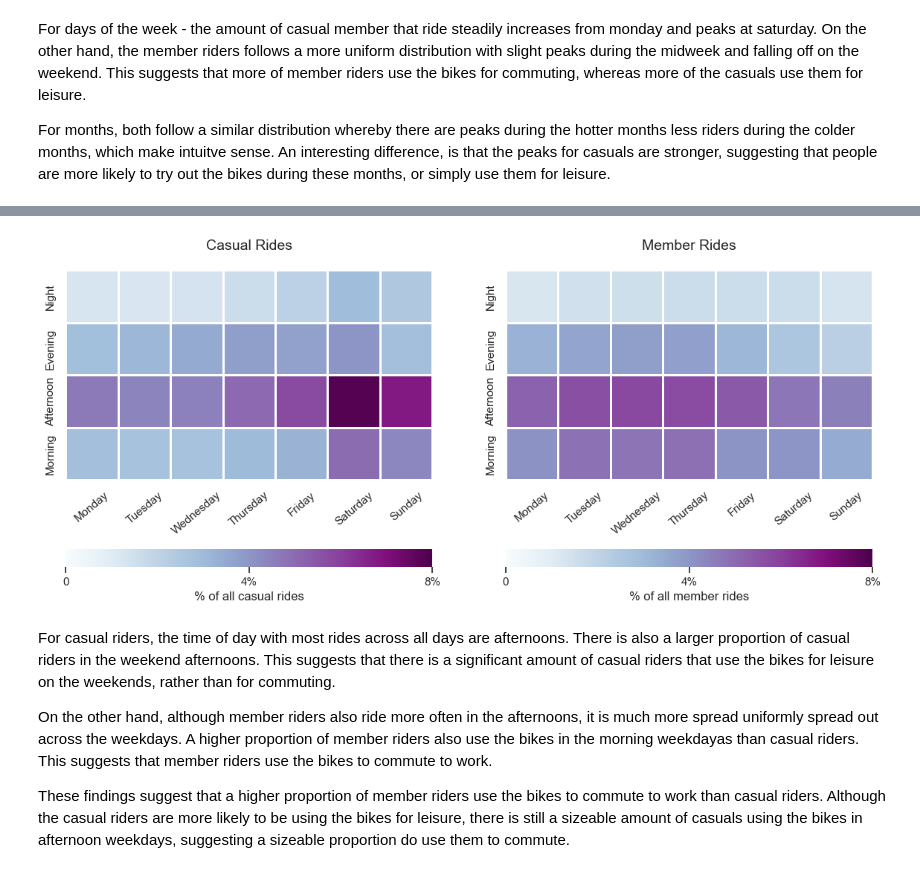
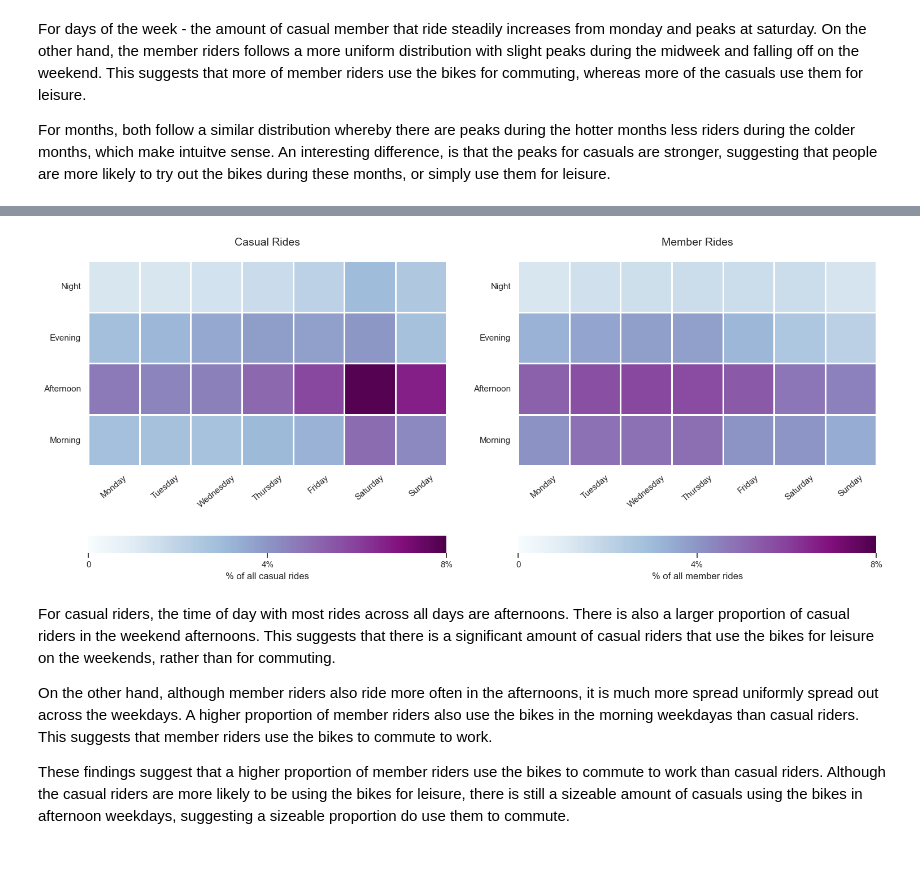
Before and after one commit to dydev012/capstone_cyclistic, a Jupyter notebook: analyze.ipynb, the cells around one changed output, grey strips where cells are left out. Drawn from its saved outputs; the diff is of its cells as text; code cells hidden in the pictures.

```diff
--- a/analyze.ipynb
+++ b/analyze.ipynb
@@ -255,7 +190,7 @@ _orderedWeekDay = [
     "Sunday",
 ]
 
-fig, axs = plt.subplots(1, 2, figsize=(14, 6))
+fig, axs = plt.subplots(1, 2, figsize=(18, 8))
 
 # 2.2m cas 3.3m memb
 # casual plot
@@ -287,6 +222,7 @@ g1 = sns.heatmap(
     ax=axs[0],
 )
 axs[0].set_xticklabels(_orderedWeekDay, rotation=40)
+axs[0].set_yticklabels(_orderedDayTime, rotation=0)
 g1.set_ylabel(ylabel=None)
 g1.set_xlabel(xlabel=None)
 axs[0].set_title("Casual Rides", fontsize=14, pad=20)
@@ -306,34 +242,35 @@ dfMember = pd.pivot_table(
 )
 _total = dfMember.sum().sum()
 dfMember = dfMember.apply(lambda x: (x / _total) * 100)
 
 dfMember = dfMember[_orderedWeekDay]
 dfMember = dfMember.reindex(_orderedDayTime)
 g2 = sns.heatmap(
     dfMember,
     cmap="BuPu",
     square=True,
     linewidths=1,
     vmin=0,
     vmax=8,
     cbar_kws={
         "format": comma_fct,
         "label": "% of all member rides",
         "orientation": "horizontal",
         "pad": 0.2,
     },
     ax=axs[1],
 )
 axs[1].set_xticklabels(_orderedWeekDay, rotation=40)
+axs[1].set_yticklabels(_orderedDayTime, rotation=0)
 g2.set_ylabel(ylabel=None)
 g2.set_xlabel(xlabel=None)
 axs[1].set_title("Member Rides", fontsize=14, pad=20)
 
 cbar = g2.collections[0].colorbar
 cbar.set_ticks([0, 4, 8])
 cbar.set_ticklabels(["0", "4%", "8%"])
 # %% [output]
-[figure, old version]
+[figure, new version]
 # %% [markdown]
 For casual riders, the time of day with most rides across all days are afternoons. There is also a larger proportion of casual riders in the weekend afternoons. This suggests that there is a significant amount of casual riders that use the bikes for leisure on the weekends, rather than for commuting.
 
```
Also changed, not shown: parts of 11 cells of this notebook, 4 other files.
